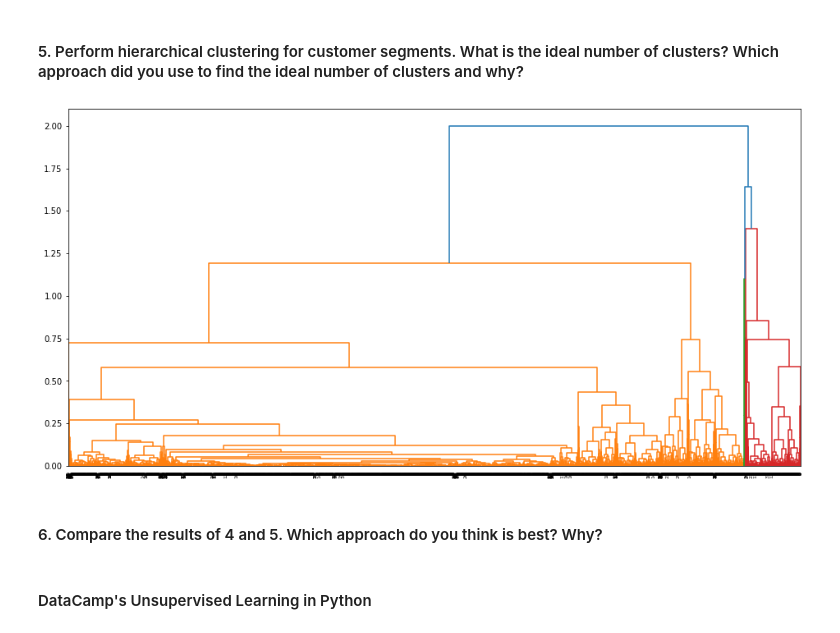
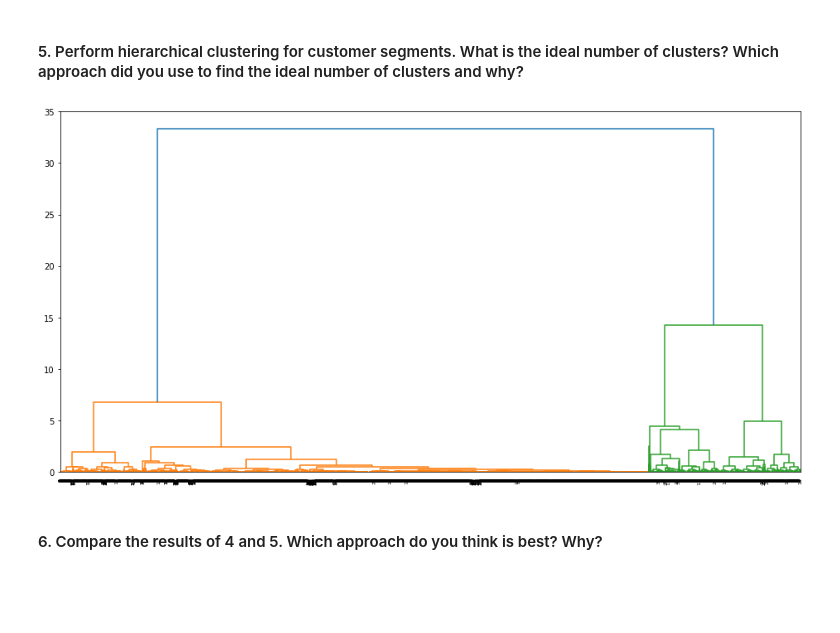
Before and after one commit to SakshiDS/Week19, a Jupyter notebook: unsupervised_learning_hw.ipynb, the cells around one changed output. Drawn from its saved outputs; the diff is of its cells as text; code cells hidden in the pictures; blank space fills up the shorter version.

```diff
--- a/unsupervised_learning_hw.ipynb
+++ b/unsupervised_learning_hw.ipynb
@@ -165,20 +240,19 @@ plt.show()
 # %%
 from scipy.cluster.hierarchy import linkage, dendrogram
 
 
 # Calculate the linkage
-linked = linkage(X_norm, method='complete')
+linked = linkage(X_norm, method='ward')
 
 # Plot the dendrogram to visualize clusters
 plt.figure(figsize=(16,8))
 dendrogram(linked,
            labels=list(X['Country_id']),
            leaf_rotation=90,
            leaf_font_size=6)
+plt.xticks(rotation=90)
 plt.show()
 # %% [output]
-[figure, old version]
+[figure, new version]
 # %% [markdown]
 #### 6.	Compare the results of 4 and 5. Which approach do you think is best? Why?
-# %% [markdown]
-#### DataCamp's Unsupervised Learning in Python
```
Also changed, not shown: parts of 10 cells of this notebook.
